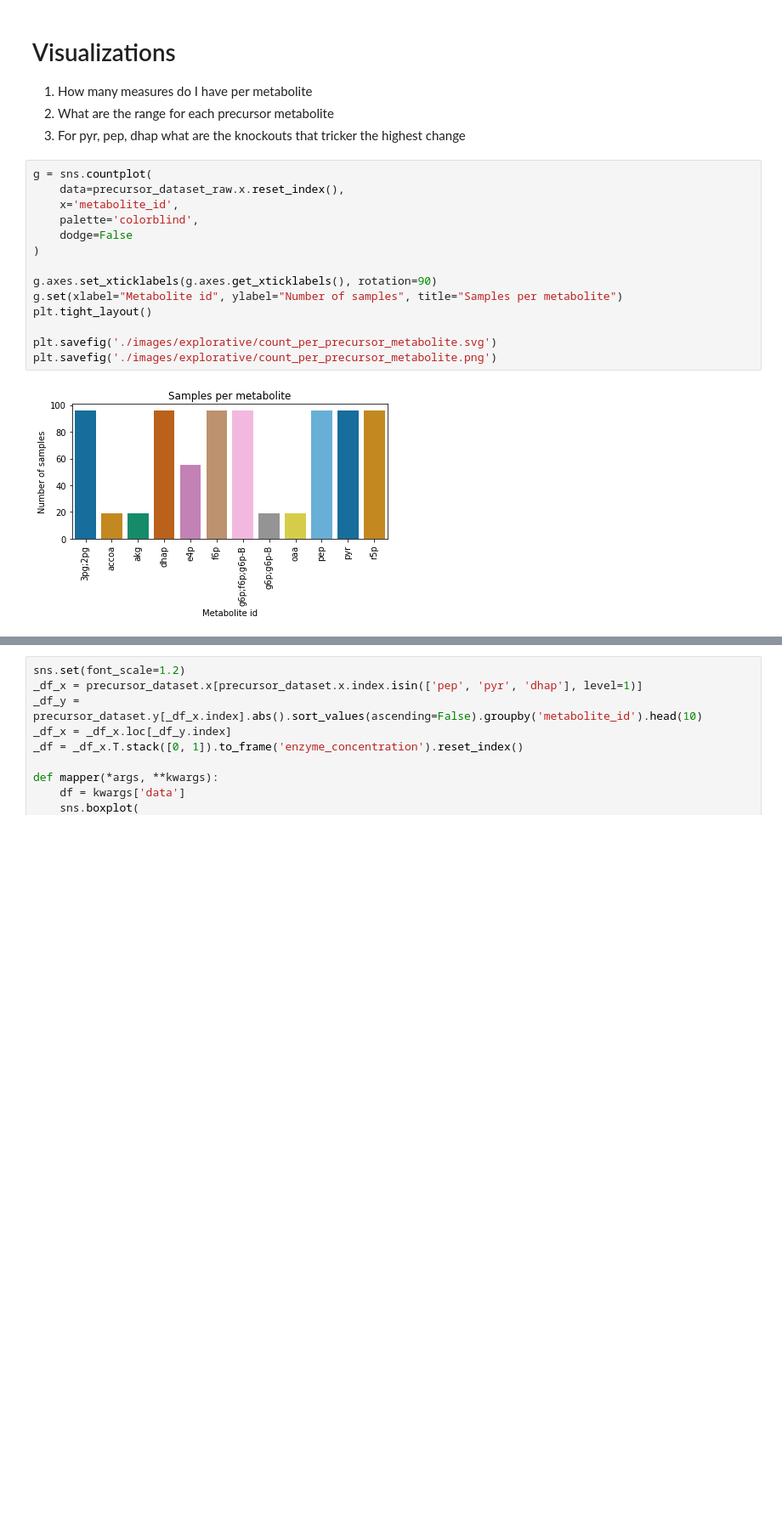
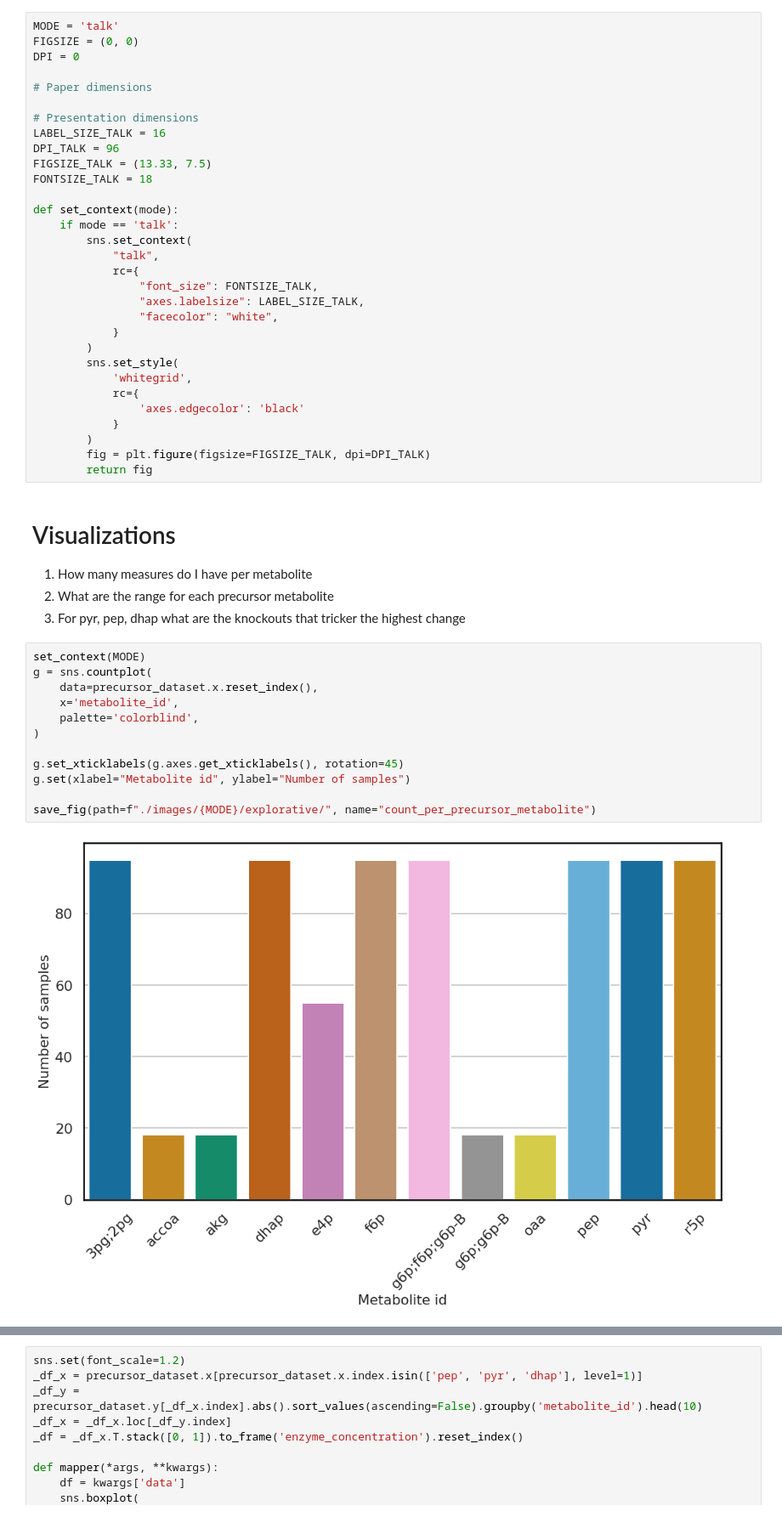
Before and after one commit to trdvangraft/thesis, a Jupyter notebook: metaengineering/experiments/analysis/exploration.ipynb, the cells around one changed output, grey strips where cells are left out. Shown at 85% size. Drawn from its saved outputs; the diff is of its cells as text; blank space fills up the shorter version.

```diff
--- a/metaengineering/experiments/analysis/exploration.ipynb
+++ b/metaengineering/experiments/analysis/exploration.ipynb
@@ -77,22 +67,51 @@ for m in precursor_dataset.x.index.get_level_values(0).unique().to_list():
+# %%
+MODE = 'talk'
+FIGSIZE = (0, 0)
+DPI = 0
+
+# Paper dimensions
+
+# Presentation dimensions
+LABEL_SIZE_TALK = 16
+DPI_TALK = 96
+FIGSIZE_TALK = (13.33, 7.5)
+FONTSIZE_TALK = 18
+
+def set_context(mode):
+    if mode == 'talk':
+        sns.set_context(
+            "talk",
+            rc={
+                "font_size": FONTSIZE_TALK,
+                "axes.labelsize": LABEL_SIZE_TALK,
+                "facecolor": "white",
+            }
+        )
+        sns.set_style(
+            'whitegrid',
+            rc={
+                'axes.edgecolor': 'black'
+            }
+        )
+        fig = plt.figure(figsize=FIGSIZE_TALK, dpi=DPI_TALK)
+        return fig
 # %% [markdown]
 # Visualizations
 1. How many measures do I have per metabolite
 2. What are the range for each precursor metabolite
 3. For pyr, pep, dhap what are the knockouts that tricker the highest change
 # %%
+set_context(MODE)
 g = sns.countplot(
-    data=precursor_dataset_raw.x.reset_index(),
+    data=precursor_dataset.x.reset_index(),
     x='metabolite_id',
     palette='colorblind',
-    dodge=False
 )
 
-g.axes.set_xticklabels(g.axes.get_xticklabels(), rotation=90)
-g.set(xlabel="Metabolite id", ylabel="Number of samples", title="Samples per metabolite")
-plt.tight_layout()
+g.set_xticklabels(g.axes.get_xticklabels(), rotation=45)
+g.set(xlabel="Metabolite id", ylabel="Number of samples")
 
-plt.savefig('./images/explorative/count_per_precursor_metabolite.svg')
-plt.savefig('./images/explorative/count_per_precursor_metabolite.png')
+save_fig(path=f"./images/{MODE}/explorative/", name="count_per_precursor_metabolite")
 # %% [output]
-[figure, old version]
+[figure, new version]
 # %%
```
Also changed, not shown: parts of 8 cells of this notebook, 56 other files.
